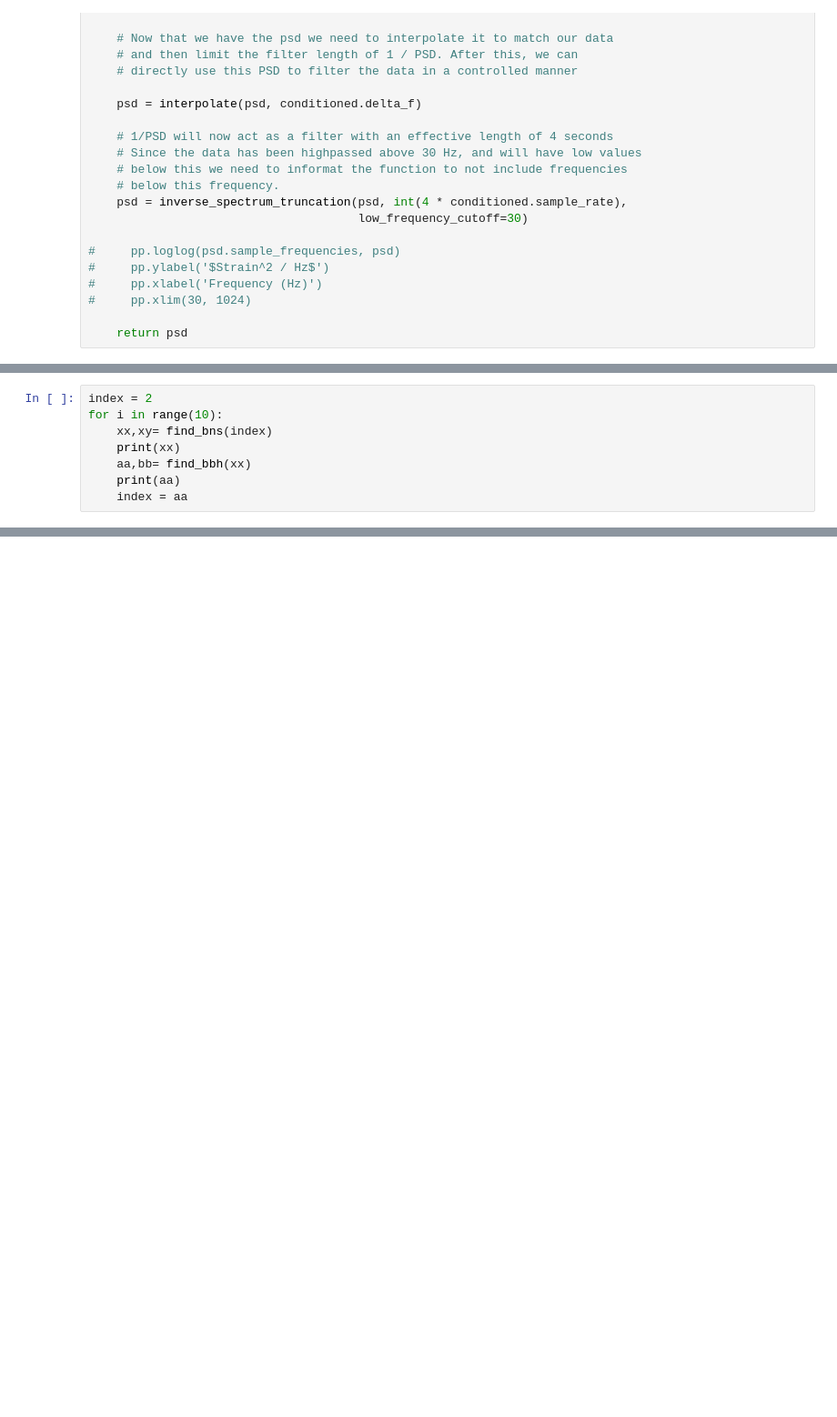
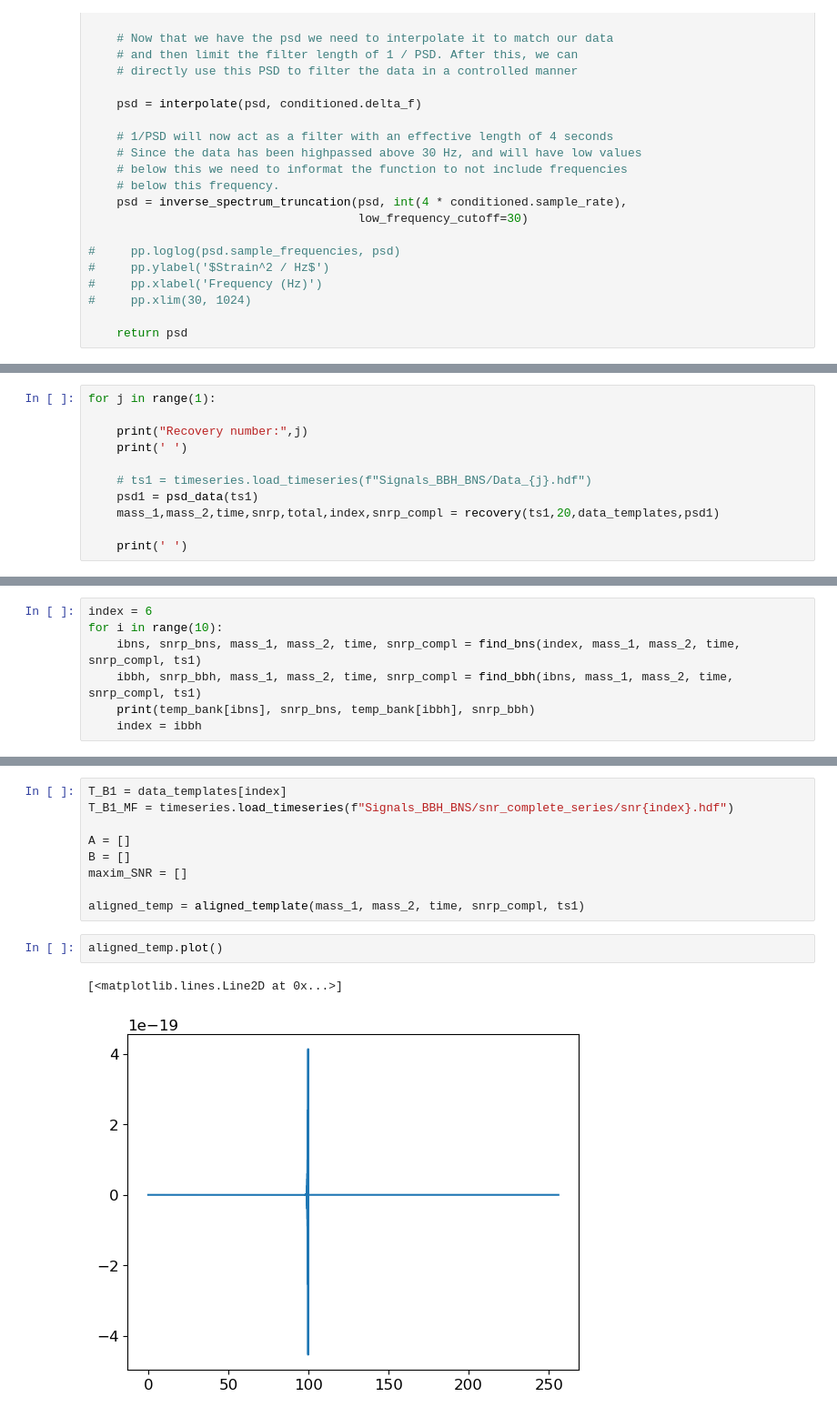
Before and after one commit to kajolshelke/Project, a Jupyter notebook: itr_new.ipynb, the cells around one changed output, grey strips where cells are left out. Shown at 91% size. Cells and saved outputs as stored; diff of their text form; blank space fills up the shorter version.

```diff
--- a/itr_new.ipynb
+++ b/itr_new.ipynb
@@ -242,8 +225,0 @@ def find_bbh(index):
-# %%
-index = 2
-for i in range(10):
-    xx,xy= find_bns(index)
-    print(xx)
-    aa,bb= find_bbh(xx)
-    print(aa)
-    index = aa
@@ -270,0 +238,11 @@ for i in range(10):
+# %%
+for j in range(1):
+
+    print("Recovery number:",j)
+    print(' ')
+
+    # ts1 = timeseries.load_timeseries(f"Signals_BBH_BNS/Data_{j}.hdf")
+    psd1 = psd_data(ts1)
+    mass_1,mass_2,time,snrp,total,index,snrp_compl = recovery(ts1,20,data_templates,psd1)
+
+    print(' ')
@@ -270,0 +267,7 @@ for i in range(10):
+# %%
+index = 6
+for i in range(10):
+    ibns, snrp_bns, mass_1, mass_2, time, snrp_compl = find_bns(index, mass_1, mass_2, time, snrp_compl, ts1)
+    ibbh, snrp_bbh, mass_1, mass_2, time, snrp_compl = find_bbh(ibns, mass_1, mass_2, time, snrp_compl, ts1)
+    print(temp_bank[ibns], snrp_bns, temp_bank[ibbh], snrp_bbh)
+    index = ibbh
@@ -270,0 +290,14 @@ for i in range(10):
+# %%
+T_B1 = data_templates[index]
+T_B1_MF = timeseries.load_timeseries(f"Signals_BBH_BNS/snr_complete_series/snr{index}.hdf")
+
+A = []
+B = []
+maxim_SNR = []
+
+aligned_temp = aligned_template(mass_1, mass_2, time, snrp_compl, ts1)
+# %%
+aligned_temp.plot()
+# %% [output]
+[<matplotlib.lines.Line2D at 0x...>]
+[figure, added]
```
Also changed, not shown: parts of 31 cells of this notebook.
